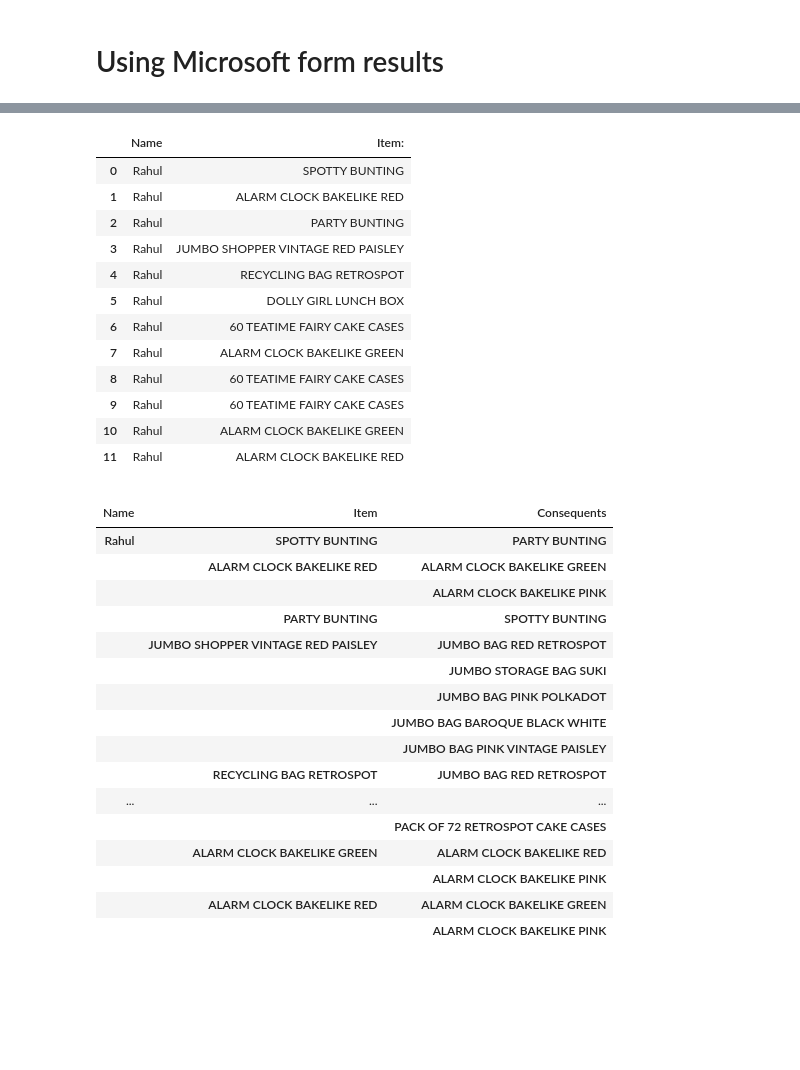
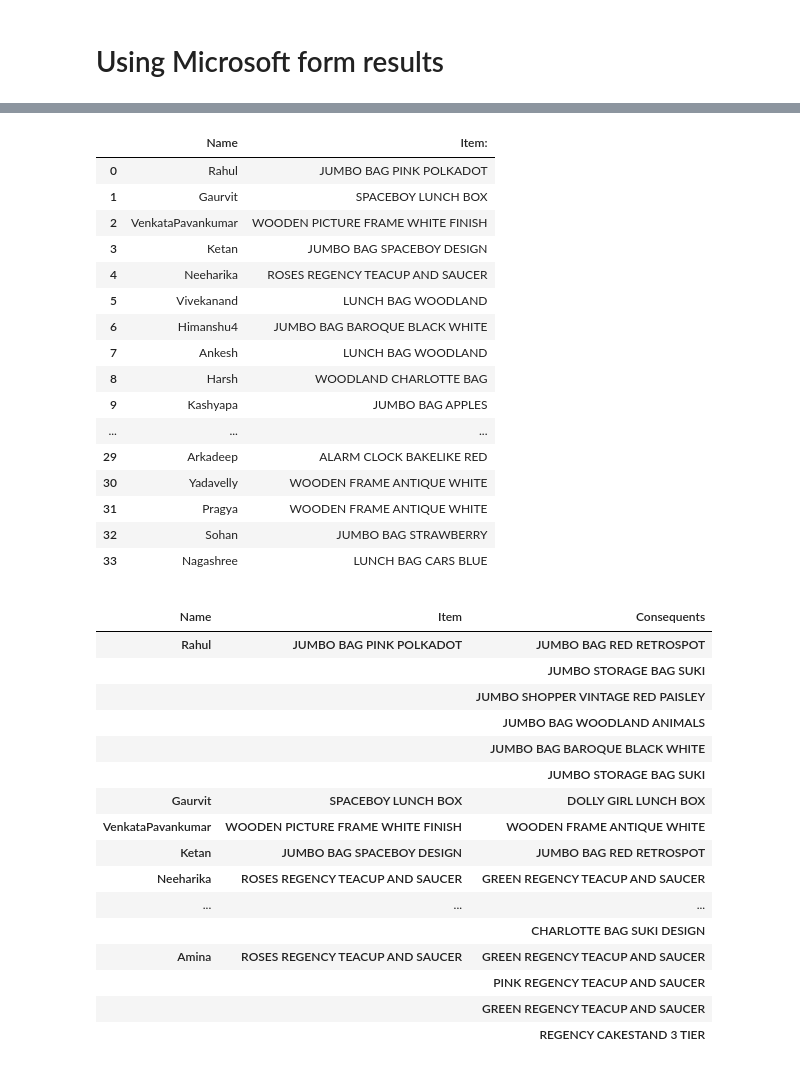
Before and after one commit to r567v/Apriori-on-Online-transactions, a Jupyter notebook: Apriori.ipynb, the cells around one changed output, grey strips where cells are left out. Drawn from its saved outputs; the diff is of its cells as text; code cells hidden in the pictures; blank space fills up the shorter version.

```diff
--- a/Apriori.ipynb
+++ b/Apriori.ipynb
@@ -427,7 +427,7 @@ final.set_index(['Antecedent', 'Consequent']).head(10)
 # %% [markdown]
 # Using Microsoft form results
 # %%
-form = pd.read_excel(r"C:\Users\RahulV\Downloads\Pick an Item(1-12).xlsx")
+form = pd.read_excel(r"C:\Users\RahulV\Downloads\Pick an Item(1-34).xlsx")
 
 #Set file location to the downloaded MS form results excel sheet.
 # %%
@@ -490,47 +498,52 @@ Form = pd.DataFrame(form, columns=['Name','Item:'])
 Form
 # %% [output]
 |  | Name | Item: |
-| 0 | Rahul | SPOTTY BUNTING |
-| 1 | Rahul | ALARM CLOCK BAKELIKE RED |
-| 2 | Rahul | PARTY BUNTING |
-| 3 | Rahul | JUMBO SHOPPER VINTAGE RED PAISLEY |
-| 4 | Rahul | RECYCLING BAG RETROSPOT |
-| 5 | Rahul | DOLLY GIRL LUNCH BOX |
-| 6 | Rahul | 60 TEATIME FAIRY CAKE CASES |
-| 7 | Rahul | ALARM CLOCK BAKELIKE GREEN |
-| 8 | Rahul | 60 TEATIME FAIRY CAKE CASES |
-| 9 | Rahul | 60 TEATIME FAIRY CAKE CASES |
-| 10 | Rahul | ALARM CLOCK BAKELIKE GREEN |
-| 11 | Rahul | ALARM CLOCK BAKELIKE RED |
+| 0 | Rahul | JUMBO BAG PINK POLKADOT |
+| 1 | Gaurvit | SPACEBOY LUNCH BOX |
+| 2 | VenkataPavankumar | WOODEN PICTURE FRAME WHITE FINISH |
+| 3 | Ketan | JUMBO BAG SPACEBOY DESIGN |
+| 4 | Neeharika | ROSES REGENCY TEACUP AND SAUCER |
+| 5 | Vivekanand | LUNCH BAG WOODLAND |
+| 6 | Himanshu4 | JUMBO BAG BAROQUE BLACK WHITE |
+| 7 | Ankesh | LUNCH BAG WOODLAND |
+| 8 | Harsh | WOODLAND CHARLOTTE BAG |
+| 9 | Kashyapa | JUMBO BAG APPLES |
+| ... | ... | ... |
+| 29 | Arkadeep | ALARM CLOCK BAKELIKE RED |
+| 30 | Yadavelly | WOODEN FRAME ANTIQUE WHITE |
+| 31 | Pragya | WOODEN FRAME ANTIQUE WHITE |
+| 32 | Sohan | JUMBO BAG STRAWBERRY |
+| 33 | Nagashree | LUNCH BAG CARS BLUE |
 # %%
 form_answers = pd.DataFrame(columns = ['Name', 'Item', 'Consequents'])
 #Final dataframe that'll hold name, item and all its consequents (recommended items)
 
-for item in Form["Item:"]:
+for items in Form["Name"]:
+    i = list(Form[Form['Name']==items]['Item:'])
+    item = str(i[0])
     for x in rules[rules['antecedents']== frozenset({item})]['consequents']:
-        #print(Form[Form["Item:"]==item]['Name'].unique())
-        form_answers = form_answers.append({'Name': Form[Form["Item:"]==item]['Name'].unique()[0] , 'Item' : item , 'Consequents' : list(x)[0]}, ignore_index = True)
+        form_answers = form_answers.append({'Name': items , 'Item' : item , 'Consequents' : list(x)[0]}, ignore_index = True)
 # %%
-form_answers.set_index(['Name', 'Item', 'Consequents']).head(20)
+form_answers.set_index(['Name', 'Item', 'Consequents']).head(60)
 
 #Indexing the dataframe
 # %% [output]
 |  |  |  |
 | Name | Item | Consequents |
-| Rahul | SPOTTY BUNTING | PARTY BUNTING |
-|  | ALARM CLOCK BAKELIKE RED | ALARM CLOCK BAKELIKE GREEN |
-|  |  | ALARM CLOCK BAKELIKE PINK |
-|  | PARTY BUNTING | SPOTTY BUNTING |
-|  | JUMBO SHOPPER VINTAGE RED PAISLEY | JUMBO BAG RED RETROSPOT |
+| Rahul | JUMBO BAG PINK POLKADOT | JUMBO BAG RED RETROSPOT |
 |  |  | JUMBO STORAGE BAG SUKI |
-|  |  | JUMBO BAG PINK POLKADOT |
+|  |  | JUMBO SHOPPER VINTAGE RED PAISLEY |
+|  |  | JUMBO BAG WOODLAND ANIMALS |
 |  |  | JUMBO BAG BAROQUE BLACK WHITE |
-|  |  | JUMBO BAG PINK VINTAGE PAISLEY |
-|  | RECYCLING BAG RETROSPOT | JUMBO BAG RED RETROSPOT |
+|  |  | JUMBO STORAGE BAG SUKI |
+| Gaurvit | SPACEBOY LUNCH BOX | DOLLY GIRL LUNCH BOX |
+| VenkataPavankumar | WOODEN PICTURE FRAME WHITE FINISH | WOODEN FRAME ANTIQUE WHITE |
+| Ketan | JUMBO BAG SPACEBOY DESIGN | JUMBO BAG RED RETROSPOT |
+| Neeharika | ROSES REGENCY TEACUP AND SAUCER | GREEN REGENCY TEACUP AND SAUCER |
 | ... | ... | ... |
-|  |  | PACK OF 72 RETROSPOT CAKE CASES |
-|  | ALARM CLOCK BAKELIKE GREEN | ALARM CLOCK BAKELIKE RED |
-|  |  | ALARM CLOCK BAKELIKE PINK |
-|  | ALARM CLOCK BAKELIKE RED | ALARM CLOCK BAKELIKE GREEN |
-|  |  | ALARM CLOCK BAKELIKE PINK |
+|  |  | CHARLOTTE BAG SUKI DESIGN |
+| Amina | ROSES REGENCY TEACUP AND SAUCER | GREEN REGENCY TEACUP AND SAUCER |
+|  |  | PINK REGENCY TEACUP AND SAUCER |
+|  |  | GREEN REGENCY TEACUP AND SAUCER |
+|  |  | REGENCY CAKESTAND 3 TIER |
 # %%
```
Also changed, not shown: parts of 9 cells of this notebook.
